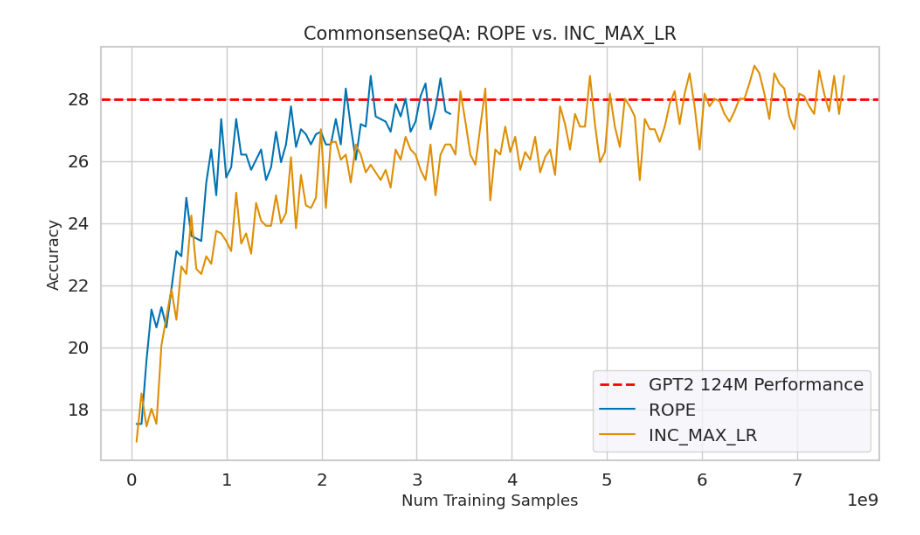
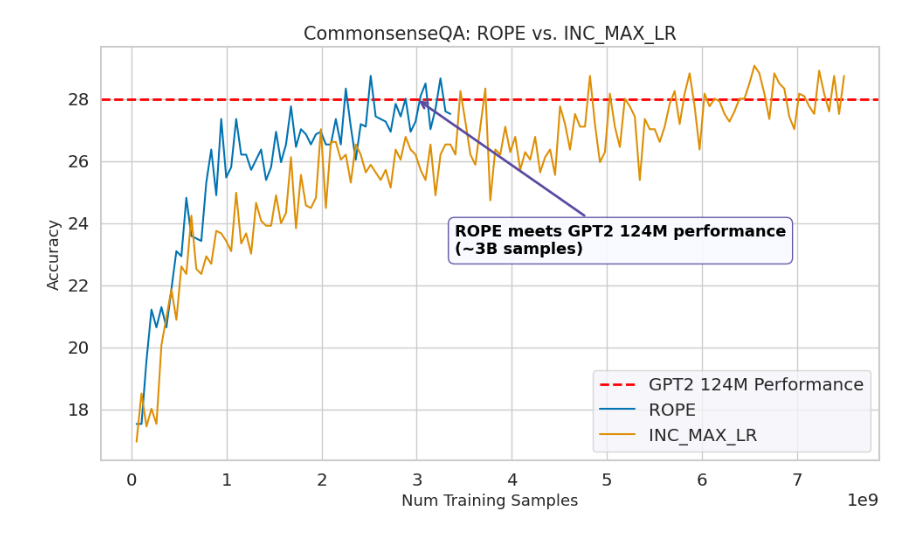
Before and after one commit to golark/train_gpt, a Jupyter notebook: experiments/compare.ipynb, the cells around one changed output. Cells and saved outputs as stored; diff of their text form; code cells hidden in the pictures.

Commit message:
arrow callout in commonsense_qa

```diff
--- a/experiments/compare.ipynb
+++ b/experiments/compare.ipynb
@@ -132,29 +131,46 @@ FileNotFoundError: [Errno 2] No such file or directory: 'media/convergence_compa
 # %%
 import seaborn as sns
 import matplotlib.pyplot as plt
 
-# Use training samples instead of steps
-samples_per_step = 524288  # Replace step count with sample count
+samples_per_step = 524288
 
-# Compute samples for each score point
 rope_samples = [step * samples_per_step for step in commonsense_rope.keys()]
 rope_scores = list(commonsense_rope.values())
 inc_max_lr_samples = [step * samples_per_step for step in commonsense_inc_max_lr.keys()]
 inc_max_lr_scores = list(commonsense_inc_max_lr.values())
 
-plt.figure(figsize=(10,6))
-plt.axhline(28, color='red', linestyle='--', linewidth=2, label="GPT2 124M Performance")
+fig, ax = plt.subplots(figsize=(10,6))
 
-sns.lineplot(x=rope_samples, y=rope_scores, label="ROPE")
-sns.lineplot(x=inc_max_lr_samples, y=inc_max_lr_scores, label="INC_MAX_LR")
-plt.xlabel("Num Training Samples", fontsize=13)
-plt.ylabel("Accuracy", fontsize=13)
-plt.title("CommonsenseQA: ROPE vs. INC_MAX_LR", fontsize=15)
-plt.gca().set_facecolor('none')
-plt.gcf().patch.set_alpha(0.0)
+ax.axhline(28, color='red', linestyle='--', linewidth=2, label="GPT2 124M Performance")
+sns.lineplot(x=rope_samples, y=rope_scores, label="ROPE", ax=ax)
+sns.lineplot(x=inc_max_lr_samples, y=inc_max_lr_scores, label="INC_MAX_LR", ax=ax)
 
-plt.legend()
+ax.set_xlabel("Num Training Samples", fontsize=13)
+ax.set_ylabel("Accuracy", fontsize=13)
+ax.set_title("CommonsenseQA: ROPE vs. INC_MAX_LR", fontsize=15)
+ax.set_facecolor('none')
+fig.patch.set_alpha(0.0)
+ax.legend()
+
+# Add a callout to the figure; ROPE meets GPT2 124M performance around 3B samples
+callout_sample = 3_000_000_000
+callout_acc = 28  # GPT2 124M performance level
+callout_text = "ROPE meets GPT2 124M performance\n(~3B samples)"
+ax.annotate(
+    callout_text,
+    xy=(callout_sample, callout_acc),
+    xycoords='data',
+    xytext=(callout_sample + 4e8, callout_acc - 5),
+    textcoords='data',
+    fontsize=13,
+    fontweight='semibold',
+    color='black',
+    arrowprops=dict(arrowstyle='->', color='#5a4aa1', lw=2),
+    bbox=dict(boxstyle='round,pad=0.4', fc='#f7faff', ec='#5a4aa1', alpha=0.93)
+)
+
 plt.tight_layout()
 plt.show()
+fig.savefig('../media/commonsense_qa.png', dpi=180, bbox_inches='tight', transparent=True)
 # %% [output]
-[figure, old version]
+[figure, new version]
```
Also changed, not shown: parts of 1 cell of this notebook, 2 other files.
